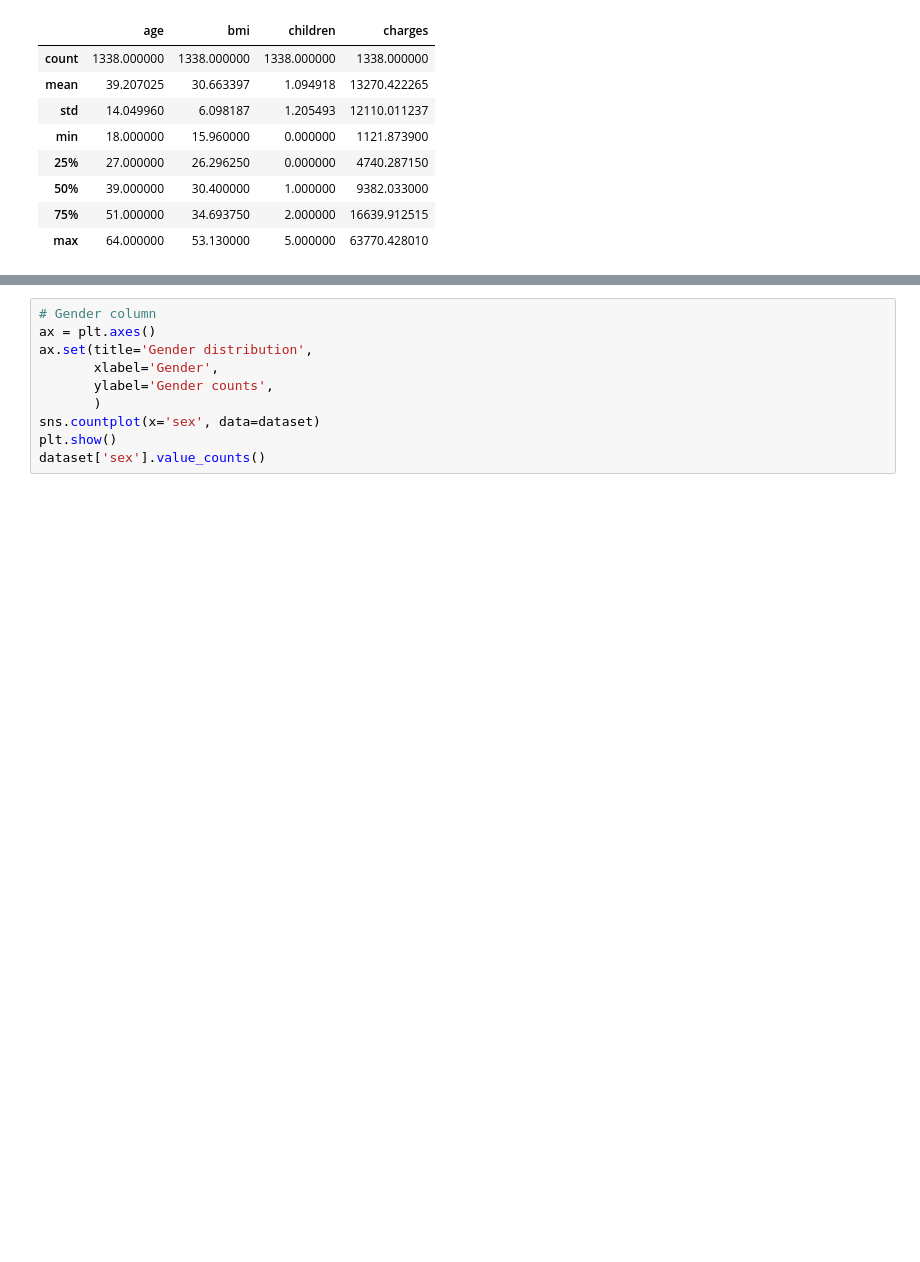
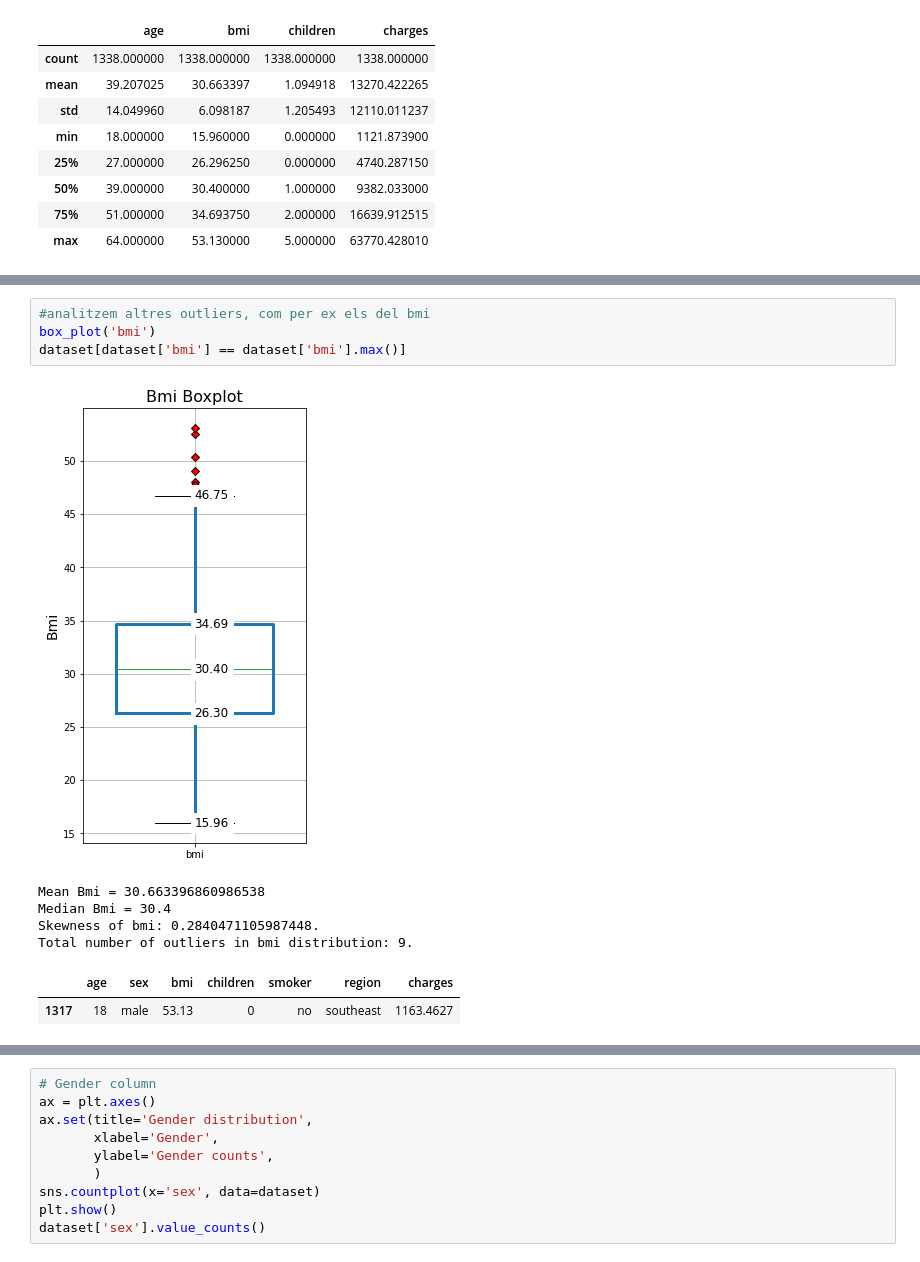
Before and after one commit to AlbaFernandezCor/Practica1_ApC, a Jupyter notebook: prac1.ipynb, the cells around one changed output, grey strips where cells are left out. Cells and saved outputs as stored; diff of their text form; blank space fills up the shorter version.

```diff
--- a/prac1.ipynb
+++ b/prac1.ipynb
@@ -77,0 +162,12 @@ plt.show()
+# %%
+#analitzem altres outliers, com per ex els del bmi
+box_plot('bmi')
+dataset[dataset['bmi'] == dataset['bmi'].max()]
+# %% [output]
+[figure, added]
+Mean Bmi = 30.663396860986538
+Median Bmi = 30.4
+Skewness of bmi: 0.2840471105987448.
+Total number of outliers in bmi distribution: 9.
+|  | age | sex | bmi | children | smoker | region | charges |
+| 1317 | 18 | male | 53.13 | 0 | no | southeast | 1163.4627 |
```
Also changed, not shown: parts of 25 cells of this notebook.
